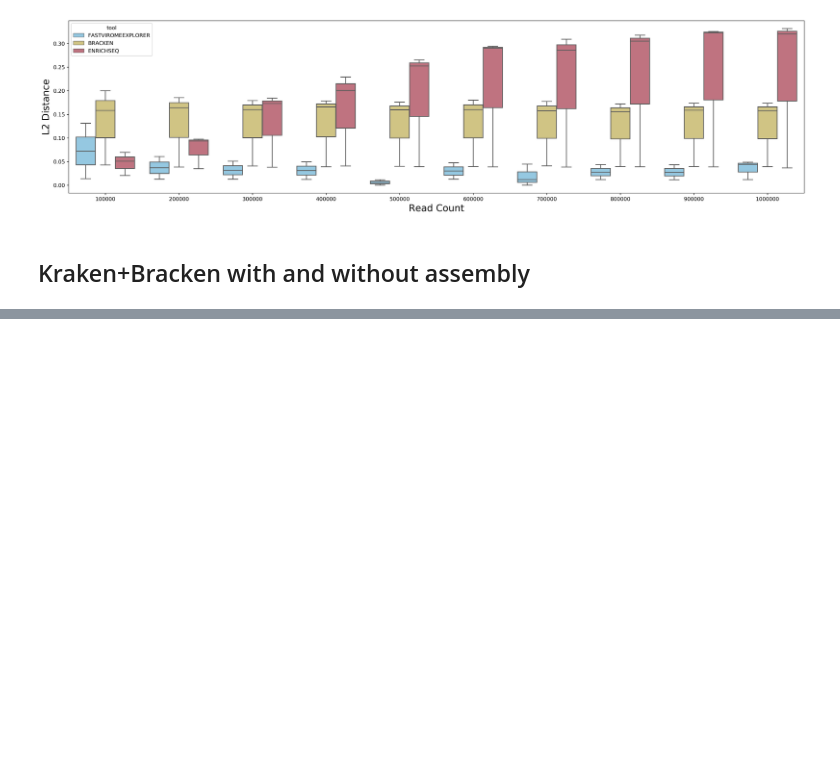
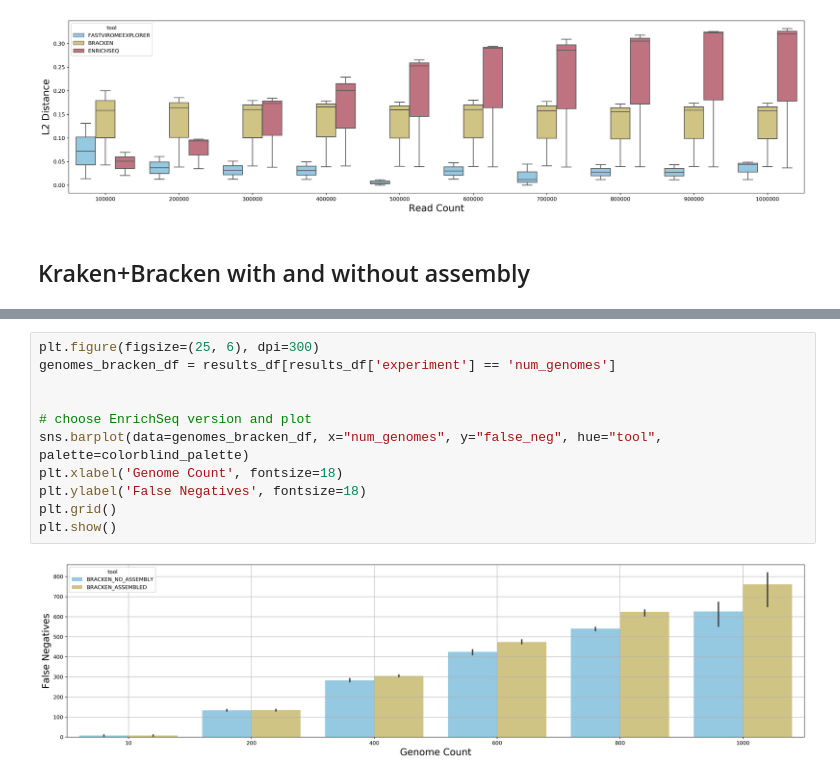
Before and after one commit to Dreycey/Phage-EnrichSeq, a Jupyter notebook: src/benchmarking/plotting_results_OCT22.ipynb, the cells around one changed output, grey strips where cells are left out. Cells and saved outputs as stored; diff of their text form; blank space fills up the shorter version.

```diff
--- a/src/benchmarking/plotting_results_OCT22.ipynb
+++ b/src/benchmarking/plotting_results_OCT22.ipynb
@@ -239,0 +302,13 @@ plt.show()
+# %%
+plt.figure(figsize=(25, 6), dpi=300)
+genomes_bracken_df = results_df[results_df['experiment'] == 'num_genomes']
+
+
+# choose EnrichSeq version and plot
+sns.barplot(data=genomes_bracken_df, x="num_genomes", y="false_neg", hue="tool", palette=colorblind_palette)
+plt.xlabel('Genome Count', fontsize=18)
+plt.ylabel('False Negatives', fontsize=18)
+plt.grid()
+plt.show()
+# %% [output]
+[figure, added]
```
Also changed, not shown: parts of 24 cells of this notebook, 2 other files.
